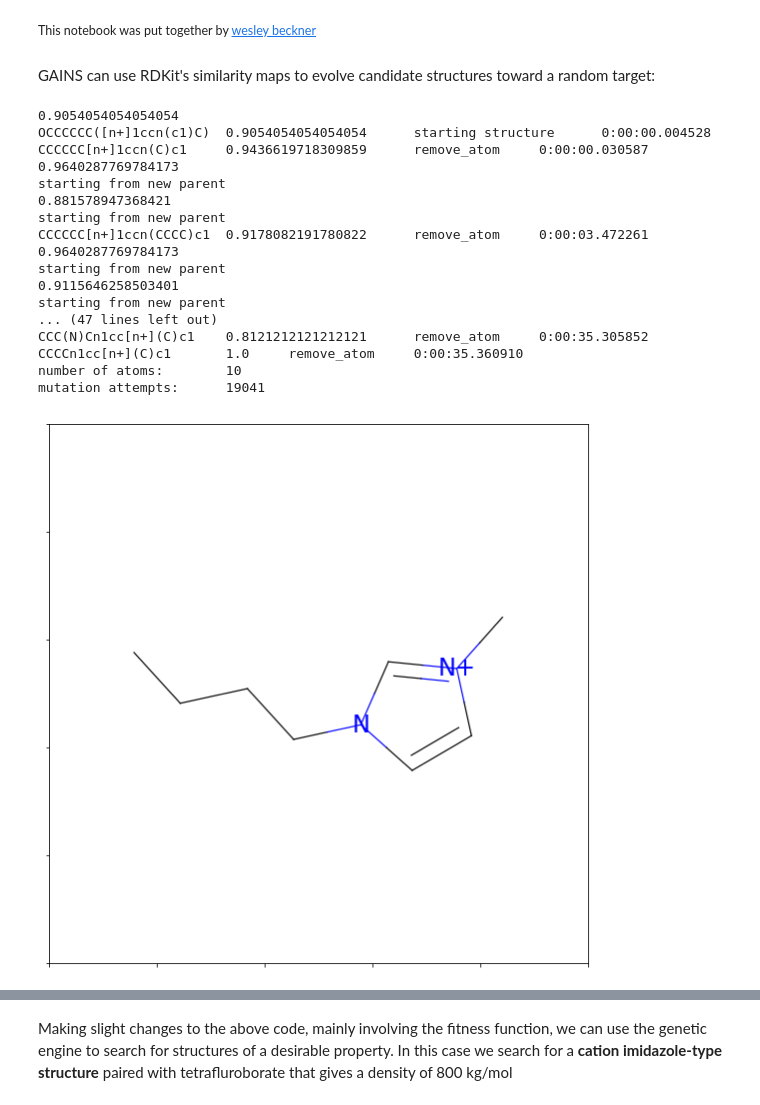
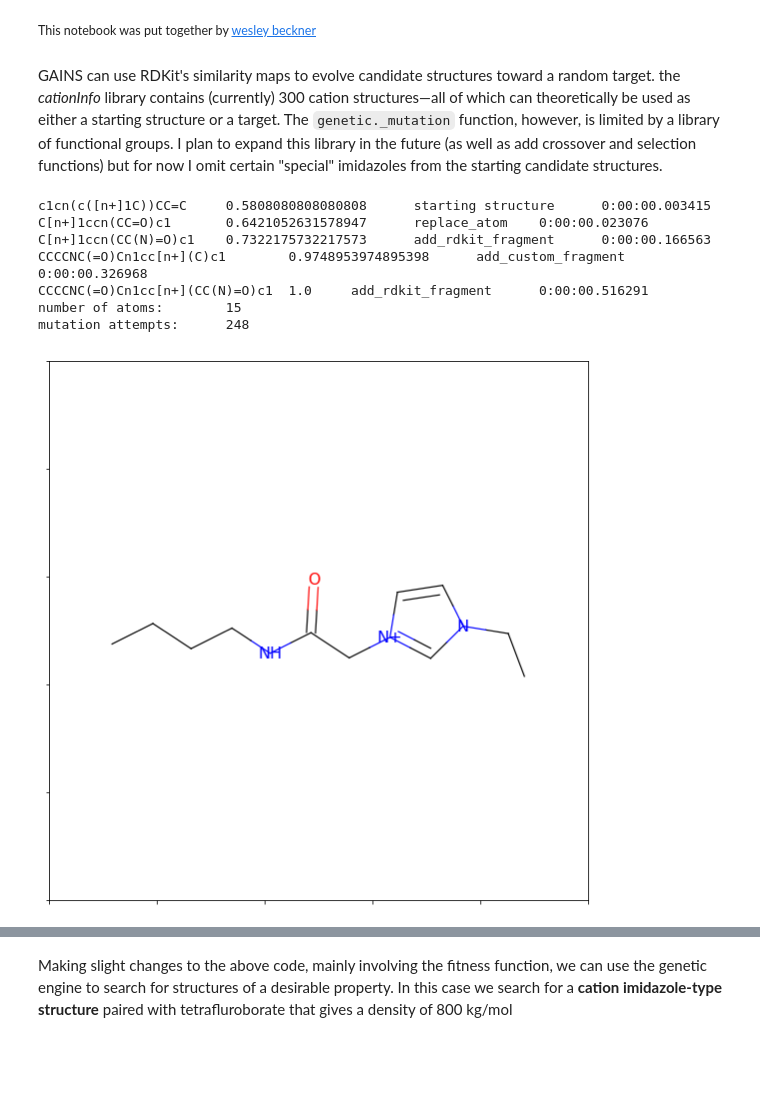
Before and after one commit to wesleybeckner/gains, a Jupyter notebook: examples/eScienceChalkTalk_GAINS.ipynb, the cells around one changed output, grey strips where cells are left out. Cells and saved outputs as stored; diff of their text form; code cells hidden in the pictures; blank space fills up the shorter version.

```diff
--- a/examples/eScienceChalkTalk_GAINS.ipynb
+++ b/examples/eScienceChalkTalk_GAINS.ipynb
@@ -21,8 +21,8 @@ import random
 import unittest
 import datetime
 %matplotlib inline
-# %% [markdown]
-GAINS can use RDKit's similarity maps to evolve candidate structures toward a random target:
+# %% [markdown]
+GAINS can use RDKit's similarity maps to evolve candidate structures toward a random target. the *cationInfo* library contains (currently) 300 cation structures—all of which can theoretically be used as either a starting structure or a target. The `genetic._mutation` function, however, is limited by a library of functional groups. I plan to expand this library in the future (as well as add crossover and selection functions) but for now I omit certain "special" imidazoles from the starting candidate structures.
 # %%
 def guess_password(target):
     startTime = datetime.datetime.now()
@@ -34,53 +34,54 @@ def guess_password(target):
         display(candidate, mutation, startTime)
 
     def fnShowIon(genes, target, mutation_attempts):
         show_ion(genes, target, mutation_attempts)
 
     optimalFitness = get_fitness(target, target)
     best = genetic.get_best(fnGetFitness,\
         optimalFitness, geneSet, fnDisplay,\
-                    fnShowIon, target)
+                    fnShowIon, target, parent_candidates)
 
 def display(candidate, mutation, startTime):
     timeDiff = datetime.datetime.now() - startTime
     print("{}\t{}\t{}\t{}".format(
     candidate.Genes, candidate.Fitness, mutation, timeDiff))
 
 def get_fitness(genes, target):
     ms = [Chem.MolFromSmiles(target), Chem.MolFromSmiles(genes)]
     fps = [FingerprintMols.FingerprintMol(x) for x in ms]
     return DataStructs.FingerprintSimilarity(fps[0],fps[1])
 
 def show_ion(genes, target, mutation_attempts):
     mol = Chem.MolFromSmiles(target)
     print("{}\t{}".format("number of atoms: ", mol.GetNumAtoms()))
     print("{}\t{}".format("mutation attempts: ", mutation_attempts))
 
 
 geneSet = genetic.generate_geneset()
-df = genetic.load_data("saltInfo.csv")
-df = df.loc[df["cation_name"].str.contains("imid", case=False)]
-df = df['cation_SMILES'].unique()
+
+df = genetic.load_data("cationInfo.csv")
+df = df.loc[df["name"].str.contains("imid", case=False)]
+df = df.loc[~df["name"].str.contains("phenyl", case=False)]
+df = df.loc[~df["name"].str.contains("benzyl", case=False)]
+df = df.loc[~df["name"].str.contains("azido", case=False)]
+df = df.loc[~df["name"].str.contains("cyan", case=False)]
+df = df.loc[~df["name"].str.contains("benz", case=False)]
+df = df.loc[~df["name"].str.contains("cyclo", case=False)]
+df = df.loc[~df["name"].str.contains("sulf", case=False)]
+df = df.loc[~df["name"].str.contains("azepinium", case=False)]
+parent_candidates = df['smiles'].unique()
+
+df = parent_candidates
 ohPickMe = random.sample(range(df.shape[0]),1)
 target = df[ohPickMe[0]]
 guess_password(target)
-Draw.MolToMPL(Chem.MolFromSmiles(target))
+img = Draw.MolToMPL(Chem.MolFromSmiles(target))
 # %% [output]
-0.9054054054054054
-OCCCCCC([n+]1ccn(c1)C)  0.9054054054054054      starting structure      0:00:00.004528
-CCCCCC[n+]1ccn(C)c1     0.9436619718309859      remove_atom     0:00:00.030587
-0.9640287769784173
-starting from new parent
-0.881578947368421
-starting from new parent
-CCCCCC[n+]1ccn(CCCC)c1  0.9178082191780822      remove_atom     0:00:03.472261
-0.9640287769784173
-starting from new parent
-0.9115646258503401
-starting from new parent
-... (47 lines left out)
-CCC(N)Cn1cc[n+](C)c1    0.8121212121212121      remove_atom     0:00:35.305852
-CCCCn1cc[n+](C)c1       1.0     remove_atom     0:00:35.360910
-number of atoms:        10
-mutation attempts:      19041
+c1cn(c([n+]1C))CC=C     0.5808080808080808      starting structure      0:00:00.003415
+C[n+]1ccn(CC=O)c1       0.6421052631578947      replace_atom    0:00:00.023076
+C[n+]1ccn(CC(N)=O)c1    0.7322175732217573      add_rdkit_fragment      0:00:00.166563
+CCCCNC(=O)Cn1cc[n+](C)c1        0.9748953974895398      add_custom_fragment     0:00:00.326968
+CCCCNC(=O)Cn1cc[n+](CC(N)=O)c1  1.0     add_rdkit_fragment      0:00:00.516291
+number of atoms:        15
+mutation attempts:      248
-[figure, old version]
+[figure, new version]
```
Also changed, not shown: parts of 3 cells of this notebook.
